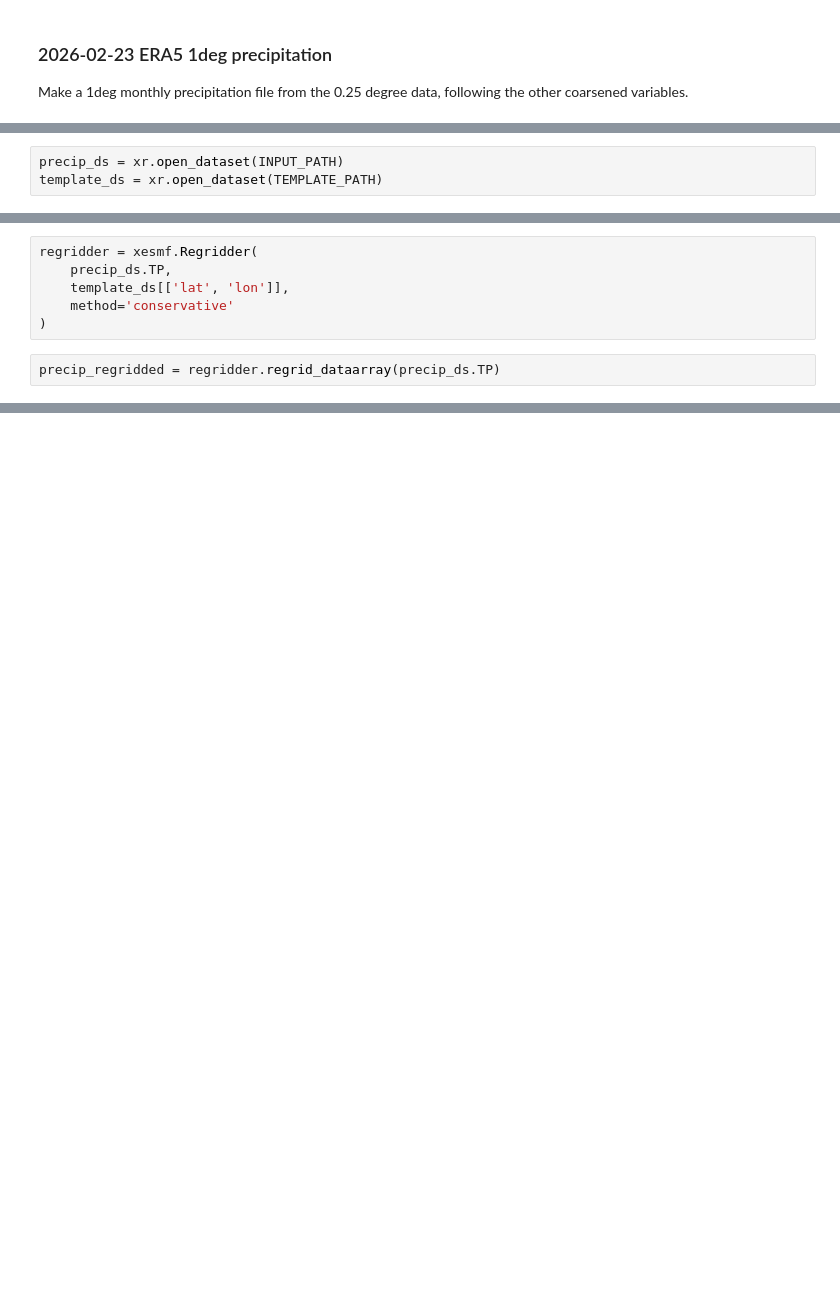
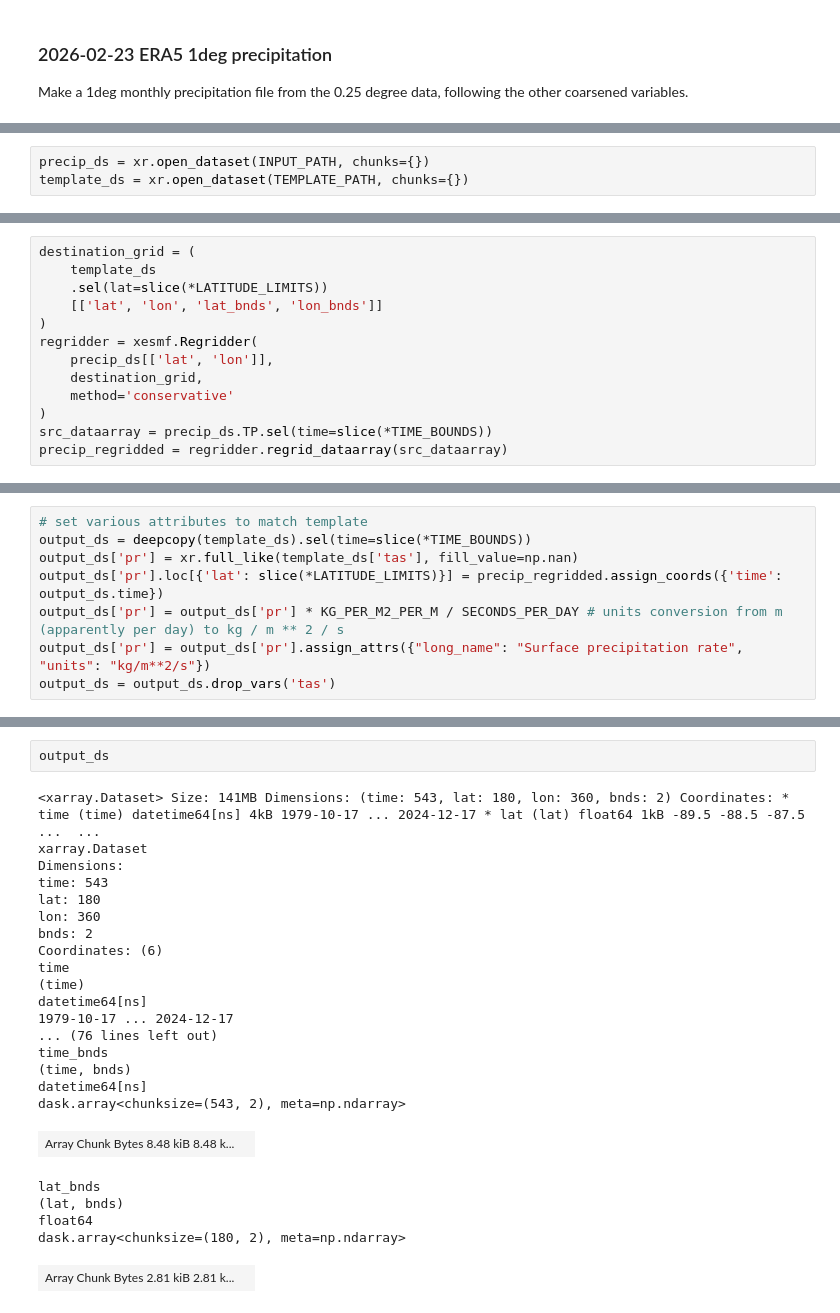
Before and after one commit to ai2cm/AIMIP, a Jupyter notebook: evaluations/2026-02-23-ERA5-1deg-precipitation.ipynb, the cells around one changed output, grey strips where cells are left out. Drawn from its saved outputs; the diff is of its cells as text; blank space fills up the shorter version.

```diff
--- a/evaluations/2026-02-23-ERA5-1deg-precipitation.ipynb
+++ b/evaluations/2026-02-23-ERA5-1deg-precipitation.ipynb
@@ -12,6 +19,6 @@ OUTPUT_PATH = '../local_data/ERA5/mon_1deg/native6_ERA5_an_v1_Amon_pr_1978-2024.
 # %%
-precip_ds = xr.open_dataset(INPUT_PATH)
-template_ds = xr.open_dataset(TEMPLATE_PATH)
+precip_ds = xr.open_dataset(INPUT_PATH, chunks={})
+template_ds = xr.open_dataset(TEMPLATE_PATH, chunks={})
 # %% [output]
 To continue decoding into a timedelta64 dtype, either set `decode_timedelta=True` when opening this dataset, or add the attribute `dtype='timedelta64[ns]'` to this variable on disk.
 To opt-in to future behavior, set `decode_timedelta=False`.
@@ -62,8 +26,13 @@ array([[[4.425049e-04, 4.425049e-04, ..., 4.425049e-04, 4.425049e-04],
 # %%
+destination_grid = (
+    template_ds
+    .sel(lat=slice(*LATITUDE_LIMITS))
+    [['lat', 'lon', 'lat_bnds', 'lon_bnds']]
+)
 regridder = xesmf.Regridder(
-    precip_ds.TP,
-    template_ds[['lat', 'lon']],
+    precip_ds[['lat', 'lon']],
+    destination_grid,
     method='conservative'
 )
+src_dataarray = precip_ds.TP.sel(time=slice(*TIME_BOUNDS))
+precip_regridded = regridder.regrid_dataarray(src_dataarray)
-# %%
-precip_regridded = regridder.regrid_dataarray(precip_ds.TP)
@@ -89,0 +39,8 @@ Attributes:
+# %%
+# set various attributes to match template
+output_ds = deepcopy(template_ds).sel(time=slice(*TIME_BOUNDS))
+output_ds['pr'] = xr.full_like(template_ds['tas'], fill_value=np.nan)
+output_ds['pr'].loc[{'lat': slice(*LATITUDE_LIMITS)}] = precip_regridded.assign_coords({'time': output_ds.time})
+output_ds['pr'] = output_ds['pr'] * KG_PER_M2_PER_M / SECONDS_PER_DAY # units conversion from m (apparently per day) to kg / m ** 2 / s
+output_ds['pr'] = output_ds['pr'].assign_attrs({"long_name": "Surface precipitation rate", "units": "kg/m**2/s"})
+output_ds = output_ds.drop_vars('tas')
@@ -89,0 +52,26 @@ Attributes:
+# %%
+output_ds
+# %% [output]
+<xarray.Dataset> Size: 141MB Dimensions: (time: 543, lat: 180, lon: 360, bnds: 2) Coordinates: * time (time) datetime64[ns] 4kB 1979-10-17 ... 2024-12-17 * lat (lat) float64 1kB -89.5 -88.5 -87.5 ...  ...
+xarray.Dataset
+Dimensions:
+time: 543
+lat: 180
+lon: 360
+bnds: 2
+Coordinates: (6)
+time
+(time)
+datetime64[ns]
+1979-10-17 ... 2024-12-17
+... (76 lines left out)
+time_bnds
+(time, bnds)
+datetime64[ns]
+dask.array<chunksize=(543, 2), meta=np.ndarray>
+| Array Chunk Bytes 8.48 kiB 8.48 k... |  |
+lat_bnds
+(lat, bnds)
+float64
+dask.array<chunksize=(180, 2), meta=np.ndarray>
+| Array Chunk Bytes 2.81 kiB 2.81 k... |  |
```
Also changed, not shown: parts of 8 cells of this notebook.
